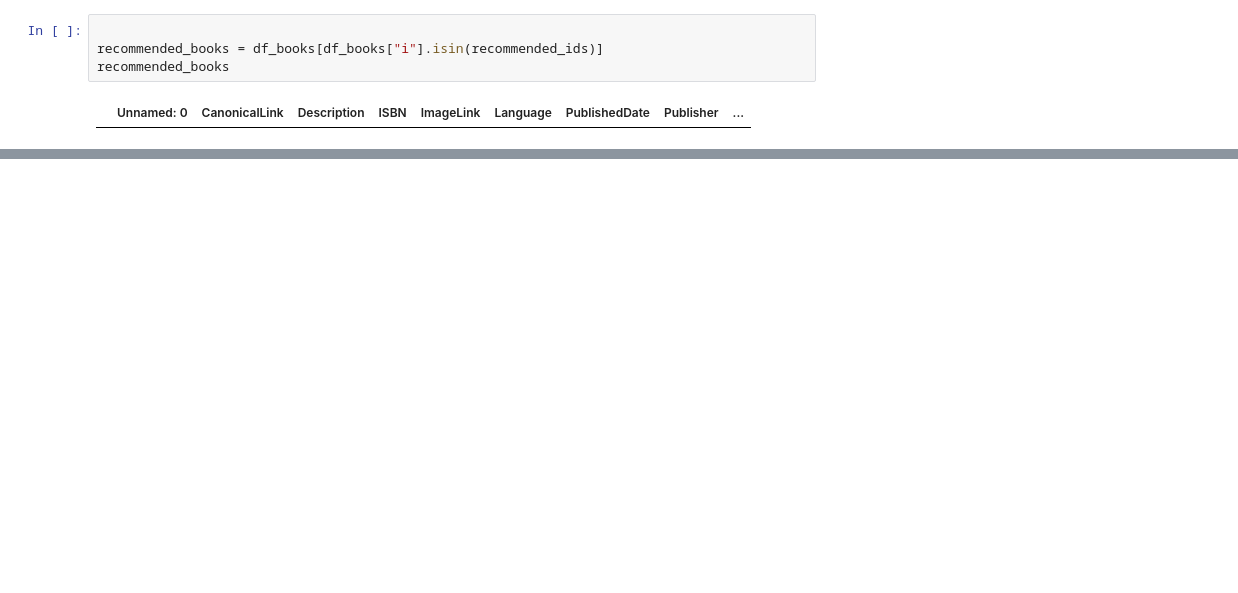
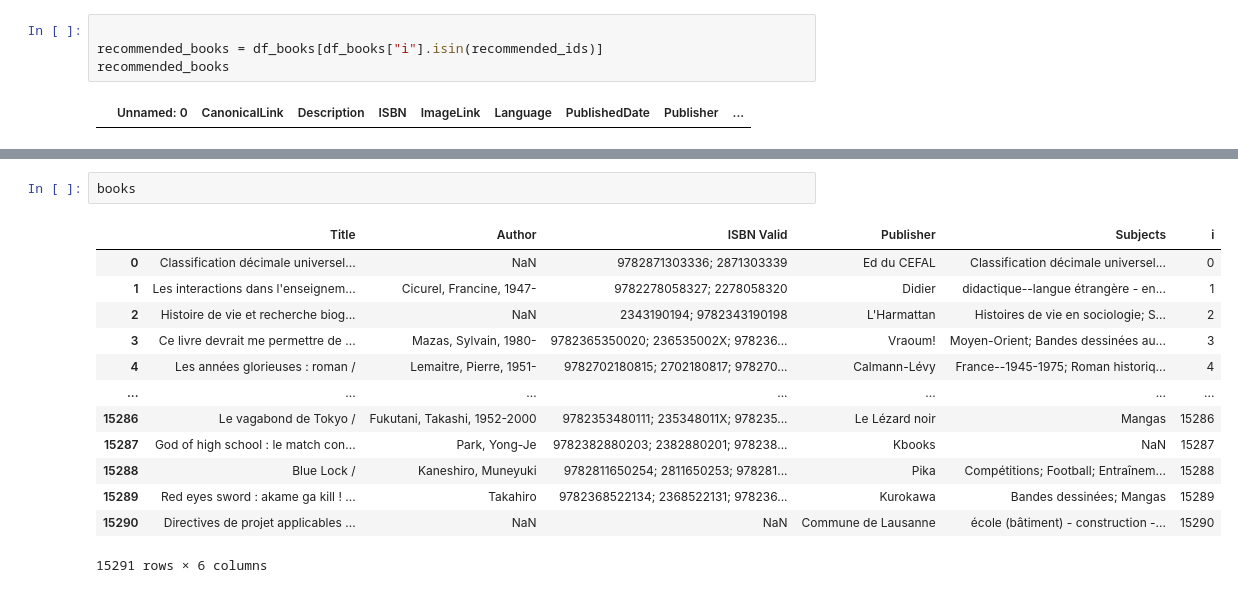
Before and after one commit to ML-brooowss/ML, a Jupyter notebook: amelie.ipynb, the cells around one changed output, grey strips where cells are left out. Drawn from its saved outputs; the diff is of its cells as text; blank space fills up the shorter version.

```diff
--- a/amelie.ipynb
+++ b/amelie.ipynb
@@ -740,0 +757,16 @@ recommended_books
+# %%
+books
+# %% [output]
+|  | Title | Author | ISBN Valid | Publisher | Subjects | i |
+| 0 | Classification décimale universel... | NaN | 9782871303336; 2871303339 | Ed du CEFAL | Classification décimale universel... | 0 |
+| 1 | Les interactions dans l'enseignem... | Cicurel, Francine, 1947- | 9782278058327; 2278058320 | Didier | didactique--langue étrangère - en... | 1 |
+| 2 | Histoire de vie et recherche biog... | NaN | 2343190194; 9782343190198 | L'Harmattan | Histoires de vie en sociologie; S... | 2 |
+| 3 | Ce livre devrait me permettre de ... | Mazas, Sylvain, 1980- | 9782365350020; 236535002X; 978236... | Vraoum! | Moyen-Orient; Bandes dessinées au... | 3 |
+| 4 | Les années glorieuses : roman / | Lemaitre, Pierre, 1951- | 9782702180815; 2702180817; 978270... | Calmann-Lévy | France--1945-1975; Roman historiq... | 4 |
+| ... | ... | ... | ... | ... | ... | ... |
+| 15286 | Le vagabond de Tokyo / | Fukutani, Takashi, 1952-2000 | 9782353480111; 235348011X; 978235... | Le Lézard noir | Mangas | 15286 |
+| 15287 | God of high school : le match con... | Park, Yong-Je | 9782382880203; 2382880201; 978238... | Kbooks | NaN | 15287 |
+| 15288 | Blue Lock / | Kaneshiro, Muneyuki | 9782811650254; 2811650253; 978281... | Pika | Compétitions; Football; Entraînem... | 15288 |
+| 15289 | Red eyes sword : akame ga kill ! ... | Takahiro | 9782368522134; 2368522131; 978236... | Kurokawa | Bandes dessinées; Mangas | 15289 |
+| 15290 | Directives de projet applicables ... | NaN | NaN | Commune de Lausanne | école (bâtiment) - construction -... | 15290 |
+15291 rows × 6 columns
```
Also changed, not shown: parts of 10 cells of this notebook, 1 other file.
